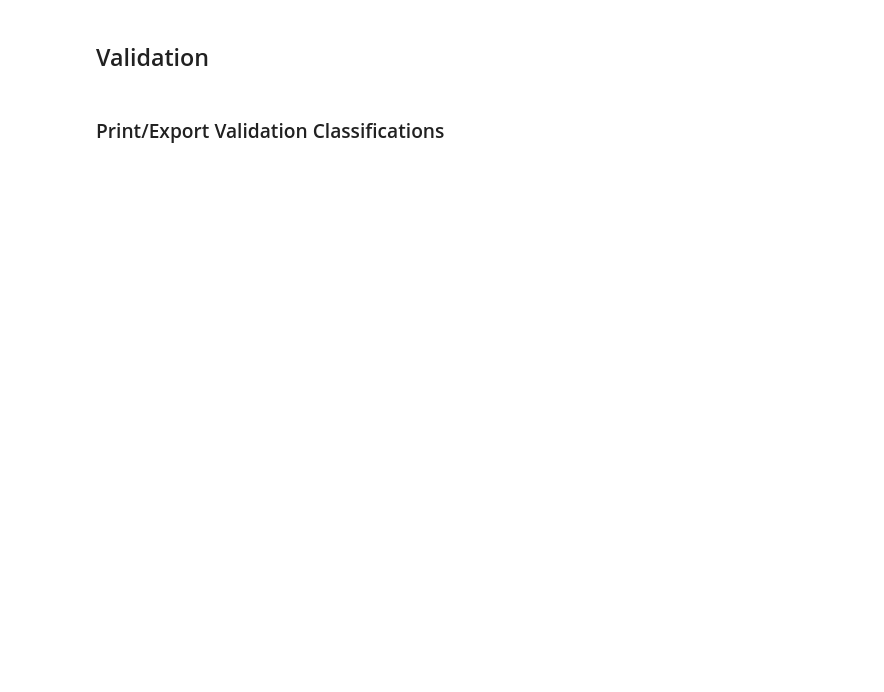
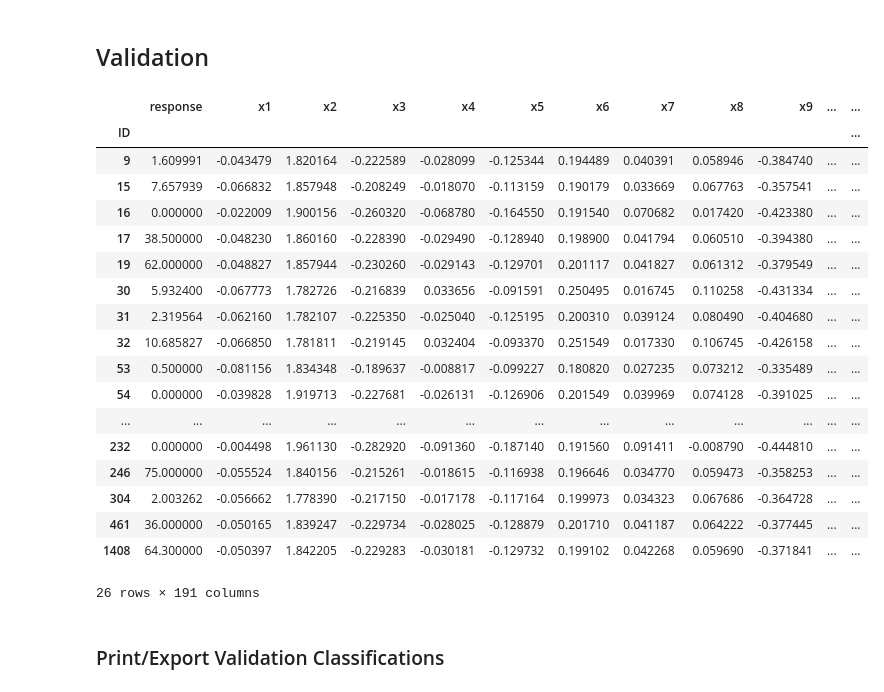
Before and after one commit to SigmanGroup/Multi-Threshold-Analysis-Public, a Jupyter notebook: Multi-Threshold Analysis.ipynb, the cells around one changed output. Saved outputs shown, nothing was run; the diff lists cells and outputs as text; code cells hidden in the pictures; blank space fills up the shorter version.

```diff
--- a/Multi-Threshold Analysis.ipynb
+++ b/Multi-Threshold Analysis.ipynb
@@ -616,30 +411,50 @@ display(vs_parameters_df)
 # %%
 # Read the validation results from the excel sheet
 # The final result should be a dataframe with indicies corresponding to the vs_parameters_df from above,
 # a column of experimental outputs, and all the relevant parameters
 
 validation_file = "Multi-Threshold Analysis Data"
-validation_sheet = "Reaction XII"
+validation_sheet = "Reaction II Validation (2)"
 validation_experimental_col = 2
 
 ############################################################################################################
 
 vs_response_df = pd.read_excel('./InputData/' + validation_file + '.xlsx',
                               sheet_name=validation_sheet,
                               index_col=0,
                               )
 
 # Drop all columns except the experimental output
 vs_response_df = vs_response_df.iloc[:, [validation_experimental_col-1]]
 vs_response_df.columns = ['response']
 
 for column in vs_response_df.columns:
     vs_response_df[column] = pd.to_numeric(vs_response_df[column], errors='coerce')
 vs_response_df.dropna(inplace = True)
 
 vs_combined_df = pd.concat([vs_response_df, vs_parameters_df], axis=1, join='inner')
 
 display(vs_combined_df)
+# %% [output]
+|  | response | x1 | x2 | x3 | x4 | x5 | x6 | x7 | x8 | x9 | ... | ... |
+| ID |  |  |  |  |  |  |  |  |  |  |  | ... |
+| 9 | 1.609991 | -0.043479 | 1.820164 | -0.222589 | -0.028099 | -0.125344 | 0.194489 | 0.040391 | 0.058946 | -0.384740 | ... | ... |
+| 15 | 7.657939 | -0.066832 | 1.857948 | -0.208249 | -0.018070 | -0.113159 | 0.190179 | 0.033669 | 0.067763 | -0.357541 | ... | ... |
+| 16 | 0.000000 | -0.022009 | 1.900156 | -0.260320 | -0.068780 | -0.164550 | 0.191540 | 0.070682 | 0.017420 | -0.423380 | ... | ... |
+| 17 | 38.500000 | -0.048230 | 1.860160 | -0.228390 | -0.029490 | -0.128940 | 0.198900 | 0.041794 | 0.060510 | -0.394380 | ... | ... |
+| 19 | 62.000000 | -0.048827 | 1.857944 | -0.230260 | -0.029143 | -0.129701 | 0.201117 | 0.041827 | 0.061312 | -0.379549 | ... | ... |
+| 30 | 5.932400 | -0.067773 | 1.782726 | -0.216839 | 0.033656 | -0.091591 | 0.250495 | 0.016745 | 0.110258 | -0.431334 | ... | ... |
+| 31 | 2.319564 | -0.062160 | 1.782107 | -0.225350 | -0.025040 | -0.125195 | 0.200310 | 0.039124 | 0.080490 | -0.404680 | ... | ... |
+| 32 | 10.685827 | -0.066850 | 1.781811 | -0.219145 | 0.032404 | -0.093370 | 0.251549 | 0.017330 | 0.106745 | -0.426158 | ... | ... |
+| 53 | 0.500000 | -0.081156 | 1.834348 | -0.189637 | -0.008817 | -0.099227 | 0.180820 | 0.027235 | 0.073212 | -0.335489 | ... | ... |
+| 54 | 0.000000 | -0.039828 | 1.919713 | -0.227681 | -0.026131 | -0.126906 | 0.201549 | 0.039969 | 0.074128 | -0.391025 | ... | ... |
+| ... | ... | ... | ... | ... | ... | ... | ... | ... | ... | ... | ... | ... |
+| 232 | 0.000000 | -0.004498 | 1.961130 | -0.282920 | -0.091360 | -0.187140 | 0.191560 | 0.091411 | -0.008790 | -0.444810 | ... | ... |
+| 246 | 75.000000 | -0.055524 | 1.840156 | -0.215261 | -0.018615 | -0.116938 | 0.196646 | 0.034770 | 0.059473 | -0.358253 | ... | ... |
+| 304 | 2.003262 | -0.056662 | 1.778390 | -0.217150 | -0.017178 | -0.117164 | 0.199973 | 0.034323 | 0.067686 | -0.364728 | ... | ... |
+| 461 | 36.000000 | -0.050165 | 1.839247 | -0.229734 | -0.028025 | -0.128879 | 0.201710 | 0.041187 | 0.064222 | -0.377445 | ... | ... |
+| 1408 | 64.300000 | -0.050397 | 1.842205 | -0.229283 | -0.030181 | -0.129732 | 0.199102 | 0.042268 | 0.059690 | -0.371841 | ... | ... |
+26 rows × 191 columns
 # %% [markdown]
 ### Print/Export Validation Classifications
 # %%
```
Also changed, not shown: parts of 16 cells of this notebook, 1 other file.
